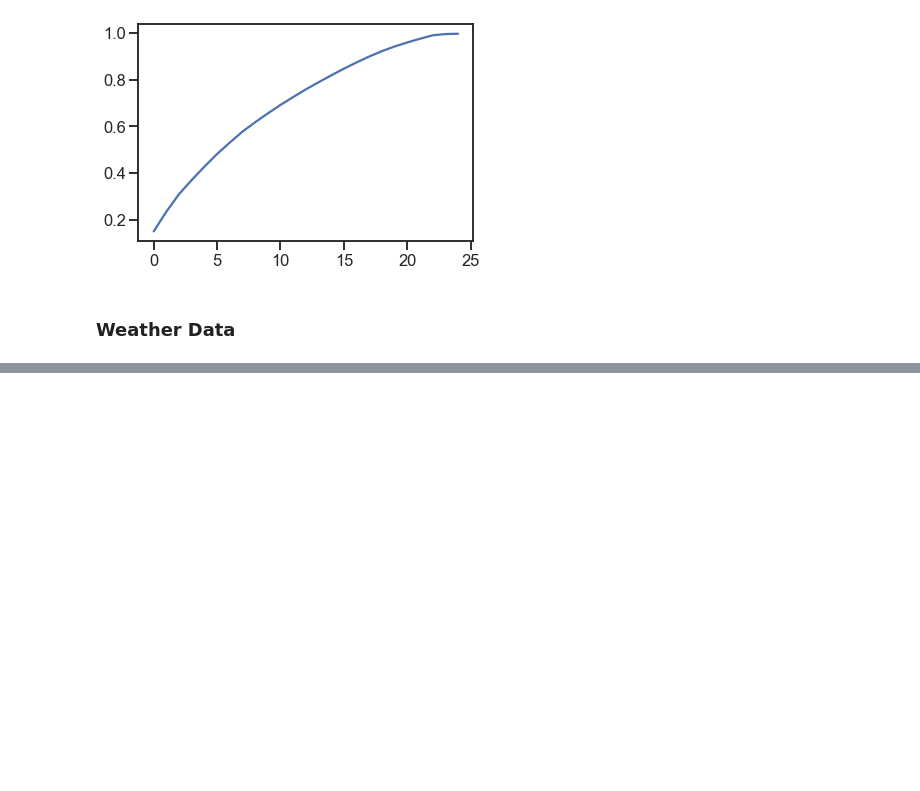
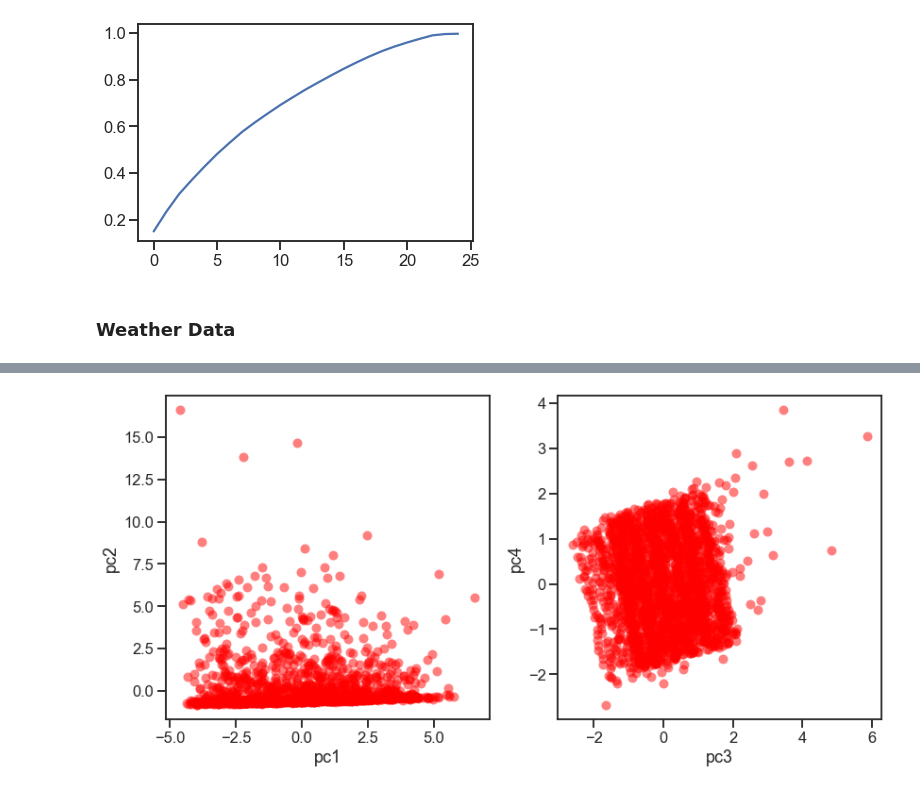
Before and after one commit to KeaganHRankin/cloud_ml_proj, a Jupyter notebook: data/power_eda.ipynb, the cells around one changed output, grey strips where cells are left out. Saved outputs shown, nothing was run; the diff lists cells and outputs as text; code cells hidden in the pictures; blank space fills up the shorter version.

```diff
--- a/data/power_eda.ipynb
+++ b/data/power_eda.ipynb
@@ -272,3 +299,20 @@ plt.plot(np.arange(0,25), variance[:25])
 [figure]
 # %% [markdown]
 ### Weather Data
+# %%
+weather = []
+for x in range(2018,2024):
+    print(x)
+    weather_x = pd.read_csv('station_data_daily/en_climate_daily_ON_{}_pearson.csv'.format(x), index_col=4
+                         )
+    weather_x.index = pd.DatetimeIndex(weather_x.index)
+    weather.append(weather_x)
+
+weather_t = pd.concat(weather)
+weather_t = weather_t.drop(['Station Name', 'Climate ID', 'Data Quality', 'Max Temp Flag',
+                            'Min Temp Flag', 'Mean Temp Flag', 'Heat Deg Days Flag','Cool Deg Days Flag',
+                            'Total Rain Flag','Total Snow Flag','Total Precip Flag', 'Snow on Grnd Flag',
+                            'Dir of Max Gust Flag','Spd of Max Gust Flag', 'Snow on Grnd (cm)'],axis=1)
+print(weather_t.shape)
+print(weather_x.columns)
+weather_t.head()
@@ -274,0 +363,23 @@ plt.plot(np.arange(0,25), variance[:25])
+# %%
+# exclude total columns at end
+weather_scaled = StandardScaler().fit_transform(weather_t.iloc[:,2:].drop(['Spd of Max Gust (km/h)','Dir of Max Gust (10s deg)'], axis=1).dropna())
+pca = PCA()
+weather_pcs = pca.fit_transform(weather_scaled)
+
+# Store
+cols= ['pc{}'.format(i) for i in range(1,weather_scaled.shape[1]+1)]
+weather_pcs_df = pd.DataFrame(data=weather_pcs,
+                            columns=cols)
+# %%
+fig, ax = plt.subplots(1,2, figsize=(12,6))
+c = 'red'
+sns.scatterplot(ax=ax[0], data=weather_pcs_df, x='pc1', y='pc2',
+                alpha=0.5, s=100, linewidth=0.0, color=c,
+                #hue=flow_t.reset_index()['Imp.14']
+                )
+sns.scatterplot(ax=ax[1], data=weather_pcs_df, x='pc3', y='pc4',
+                alpha=0.5, s=100, linewidth=0.0, color=c
+                )
+plt.tight_layout()
+# %% [output]
+[figure, added]
```
Also changed, not shown: parts of 6 cells of this notebook, 2 other files.
